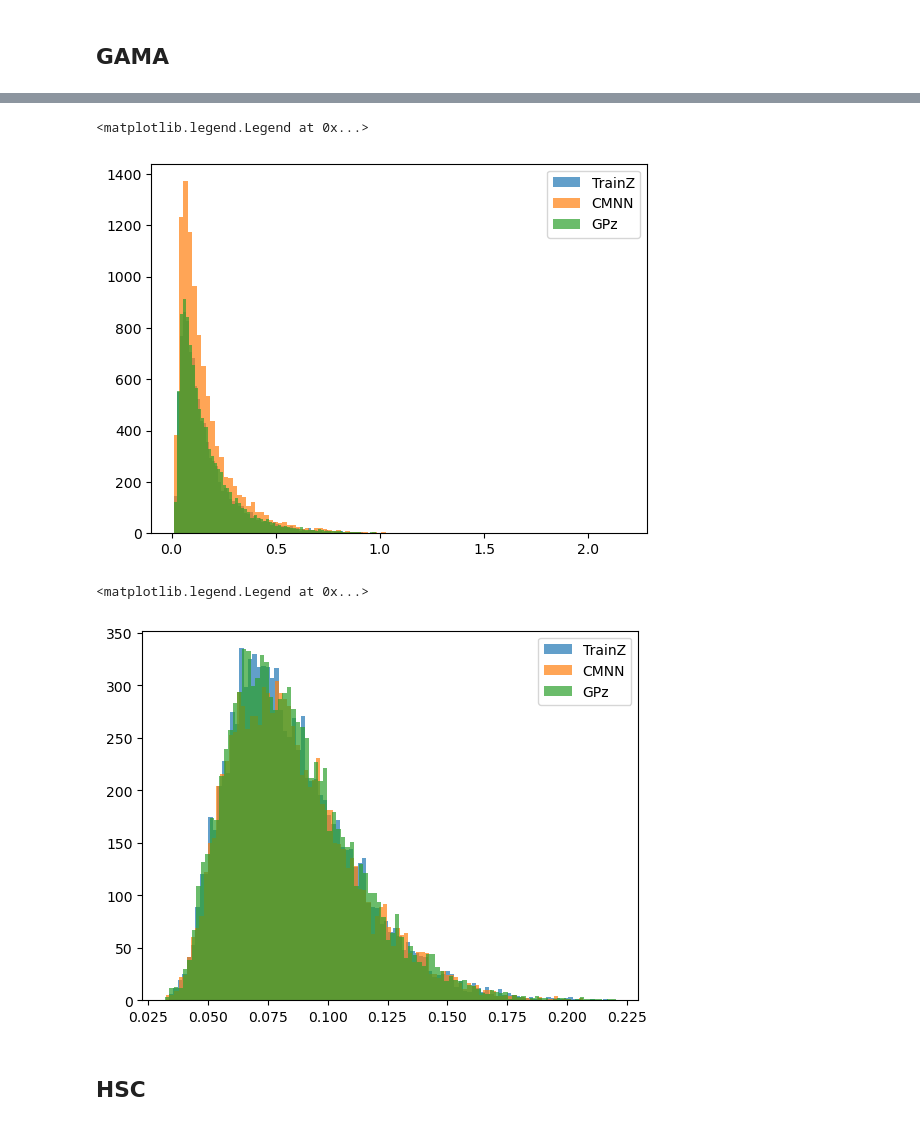
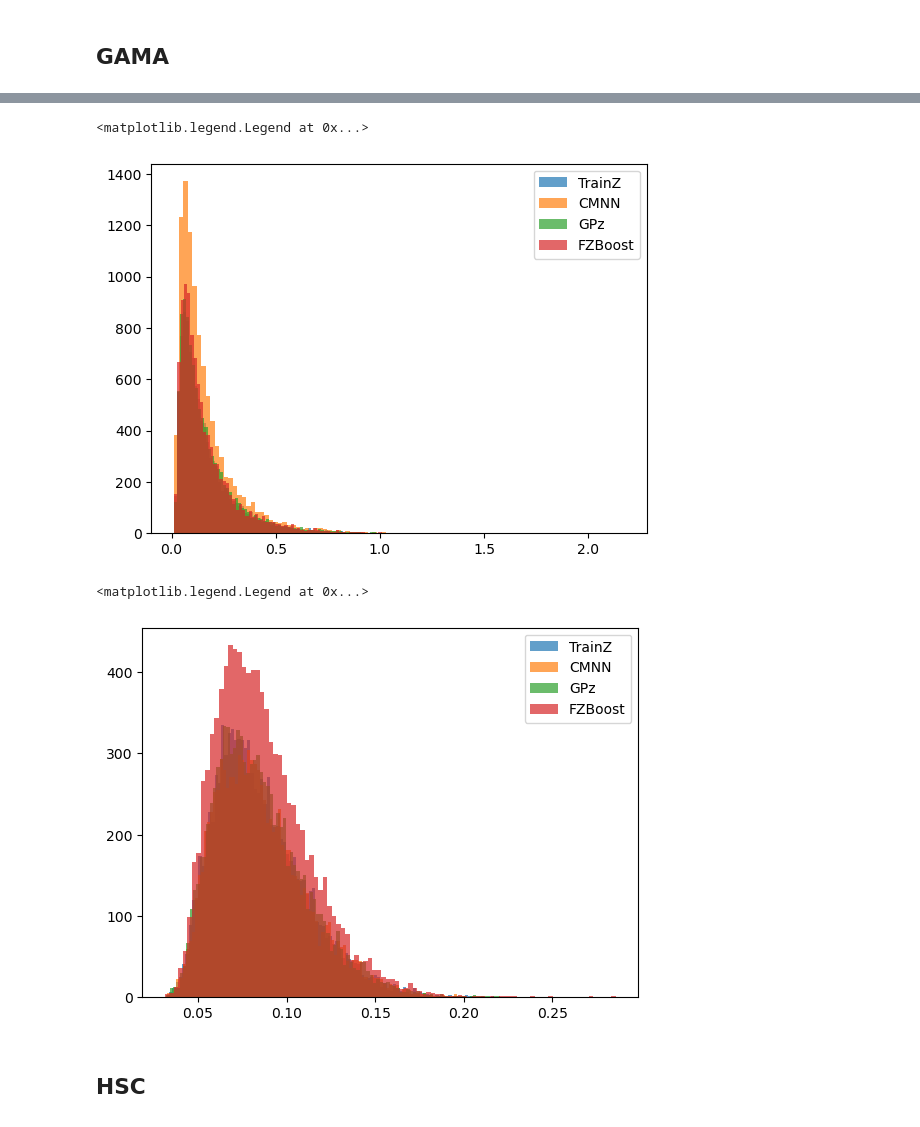
Before and after one commit to alice-crafford/Photo-z-Stress-Test, a Jupyter notebook: Evaluation_Pipeline.ipynb, the cells around one changed output, grey strips where cells are left out. Cells and saved outputs as stored; diff of their text form; code cells hidden in the pictures.

Commit message:
included FZBoost results

```diff
--- a/Evaluation_Pipeline.ipynb
+++ b/Evaluation_Pipeline.ipynb
@@ -932,0 +923,19 @@ Error:
+# %%
+eval_dir_FZBoost = "/Users/alicec03/Desktop/Summer_Research/Photo-z-Stress-Test/Photo-z-Stress-Test/specSelection_lsstErr_FZBoost/evaluation"
+os.chdir(eval_dir_FZBoost)
+
+FZBoost_tables = []
+
+for i in name_ls:
+    dir_4 = i
+    parent_dir_4 = eval_dir_FZBoost
+    path_4 = os.path.join(parent_dir_4, dir_4)
+    os.makedirs(path_4, exist_ok=True)
+
+    os.chdir("/Users/alicec03/Desktop/Summer_Research/Photo-z-Stress-Test/Photo-z-Stress-Test/specSelection_lsstErr_FZBoost/evaluation/"+i)
+    pdfs_file = "/Users/alicec03/Desktop/Summer_Research/Photo-z-Stress-Test/Photo-z-Stress-Test/specSelection_lsstErr_FZBoost/outputs/"+i+"/output_estimate_FZBoost.hdf5"
+    ensemble = DS.read_file(key='data', handle_class=QPHandle, path=pdfs_file)
+
+    dtd_results = dtd_stage.evaluate(ztrue_data, ensemble)
+    results_df = tables_io.convertObj(dtd_results['output'](), tables_io.types.PD_DATAFRAME)
+    FZBoost_tables.append(results_df)
@@ -1007,20 +1221,22 @@ plt.legend()
 plt.hist(TrainZ_tables[2]['cvm'], bins = 100, alpha=0.7, label= "TrainZ")
 plt.hist(CMNN_tables[2]['cvm'],  bins = 100, alpha=0.7, label = 'CMNN')
 plt.hist(GPz_tables[2]['cvm'],  bins = 100, alpha=0.7, label = "GPz")
+plt.hist(FZBoost_tables[2]['cvm'],  bins = 100, alpha=0.7, label = "FZBoost")
 
 plt.legend()
 # %% [output]
 <matplotlib.legend.Legend at 0x...>
-[figure, old version]
+[figure, new version]
 # %%
 plt.hist(TrainZ_tables[2]['ks'], bins = 100, alpha=0.7, label= "TrainZ")
 plt.hist(CMNN_tables[2]['ks'],  bins = 100, alpha=0.7, label = 'CMNN')
 plt.hist(GPz_tables[2]['ks'],  bins = 100, alpha=0.7, label = "GPz")
+plt.hist(FZBoost_tables[2]['ks'],  bins = 100, alpha=0.7, label = "FZBoost")
 
 plt.legend()
 # %% [output]
 <matplotlib.legend.Legend at 0x...>
-[figure, old version]
+[figure, new version]
 # %% [markdown]
 ## HSC
 # %%
```
Also changed, not shown: parts of 28 cells of this notebook.
